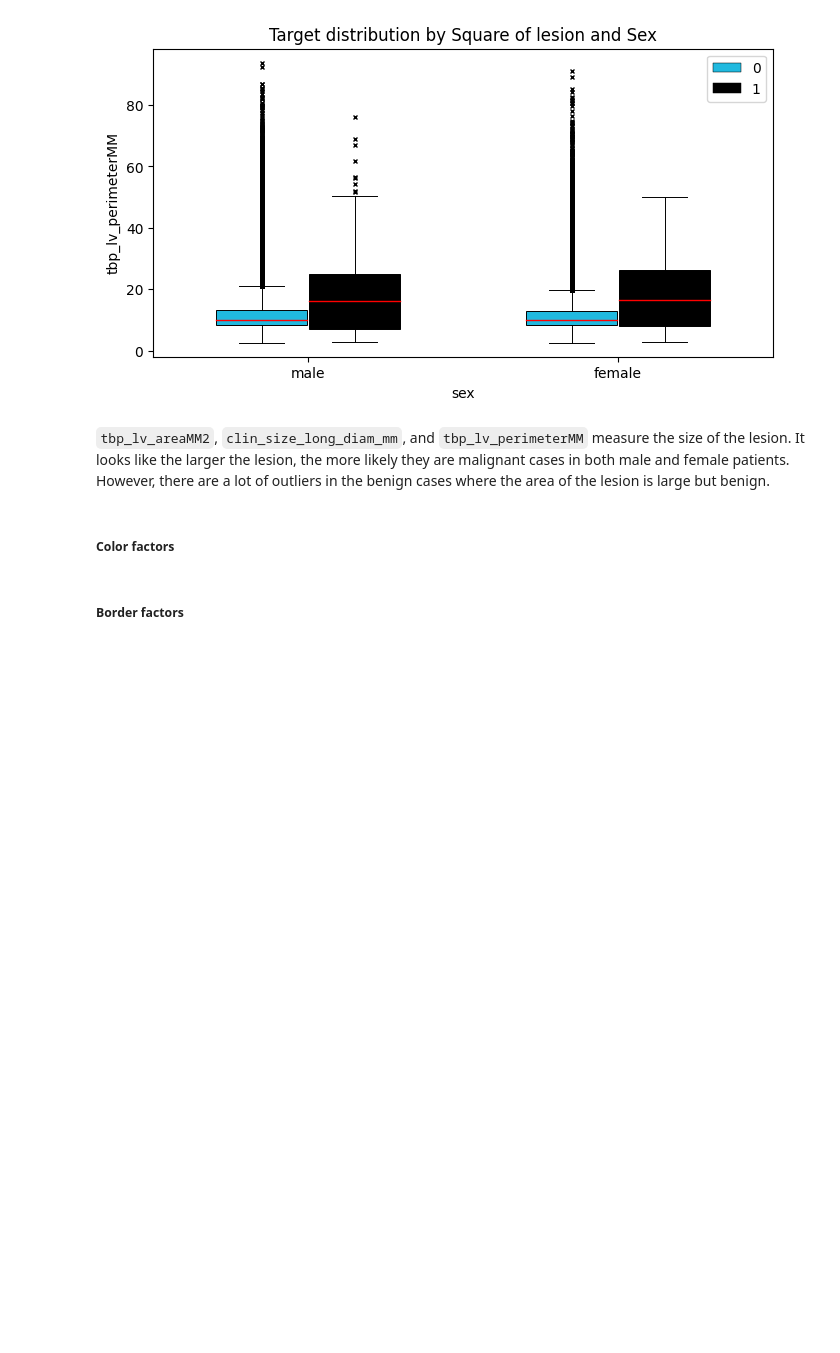
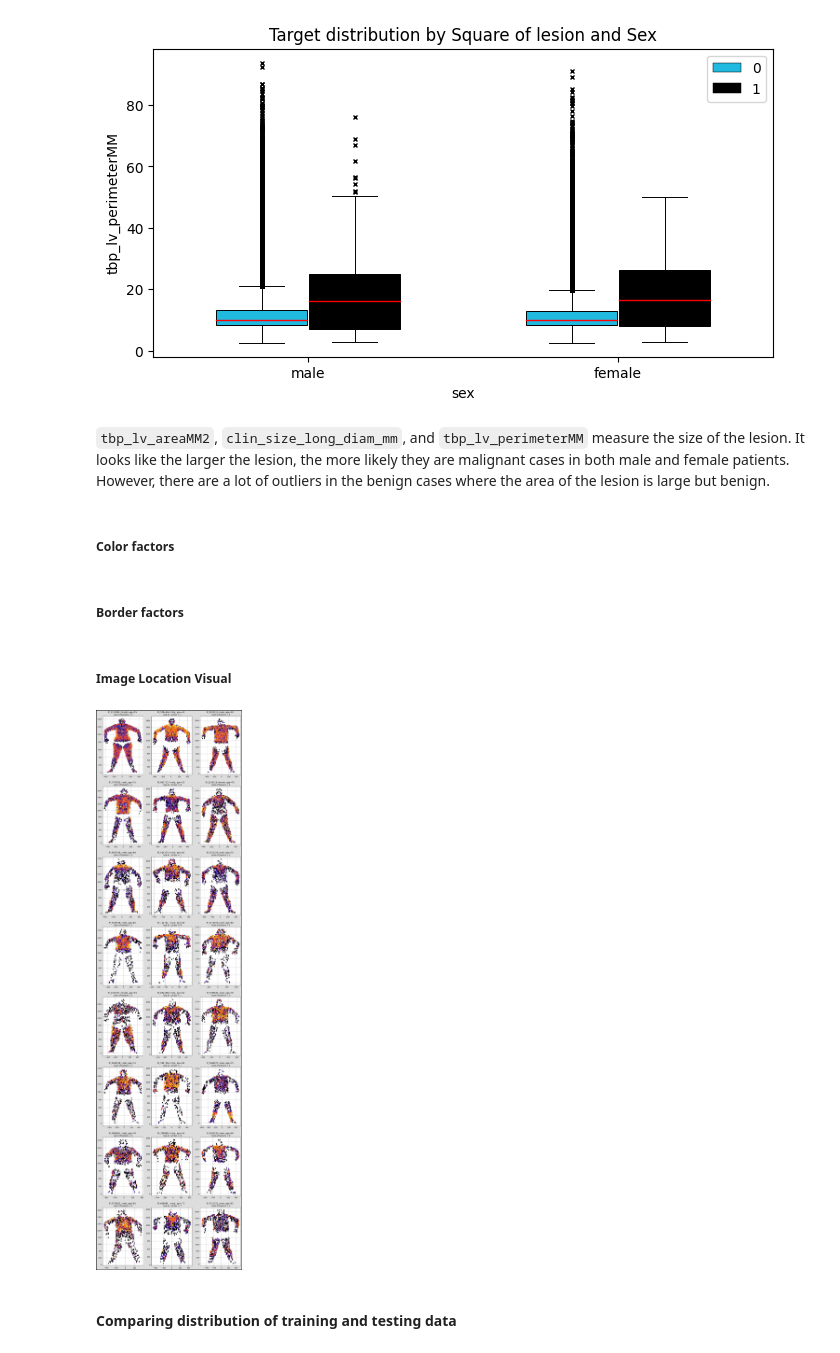
Before and after one commit to JinghanChen99/Kaggle-Skin-Cancer, a Jupyter notebook: load_data.ipynb, the cells around one changed output. Saved outputs shown, nothing was run; the diff lists cells and outputs as text; code cells hidden in the pictures; blank space fills up the shorter version.

Commit message:
lesion location visual

```diff
--- a/load_data.ipynb
+++ b/load_data.ipynb
@@ -485,3 +485,35 @@ box_distr(train_metadata, f_x, f_y, split, 'Target distribution by Perimeter of
 ##### Color factors
 # %% [markdown]
 ##### Border factors
+# %% [markdown]
+##### Image Location Visual
+# %%
+k=8  # num of row
+l=3 # num of columns
+n=k*l
+#df=df_train.query('age_approx <= 30')
+most_common_patients = train_metadata['patient_id'].value_counts().head(n)
+most_common_patients
+m=1
+fig = plt.figure(figsize=(15, 60))
+for patient_id in most_common_patients.index:
+    plt.subplot(k, l, m)
+    d=train_metadata.query('patient_id == @patient_id')
+    plt.hexbin(data=d, x='tbp_lv_x', y='tbp_lv_y',  gridsize=int(75*(len(d)/9184)**0.20), cmap='CMRmap', bins='log', alpha = 1)
+
+    s=d[d.patient_id==patient_id].target.sum()
+    as1 = d[d.patient_id==patient_id].sex.unique()[0]
+    age = d[d.patient_id==patient_id].age_approx.unique()[0]
+    plt.title(f'{patient_id}, {as1}, age={int(age)}  \n num of tumors = {s}')
+    #plt.rcParams['axes.facecolor'] = 'lightgrey'
+    #plt.grid(color='white')
+    plt.grid()
+    m=m+1
+    fig.patch.set_linewidth(5)
+    fig.patch.set_edgecolor('#000000')
+    fig.patch.set_facecolor('#dddddd')
+plt.show()
+# %% [output]
+[figure, added]
+# %% [markdown]
+#### Comparing distribution of training and testing data
```
